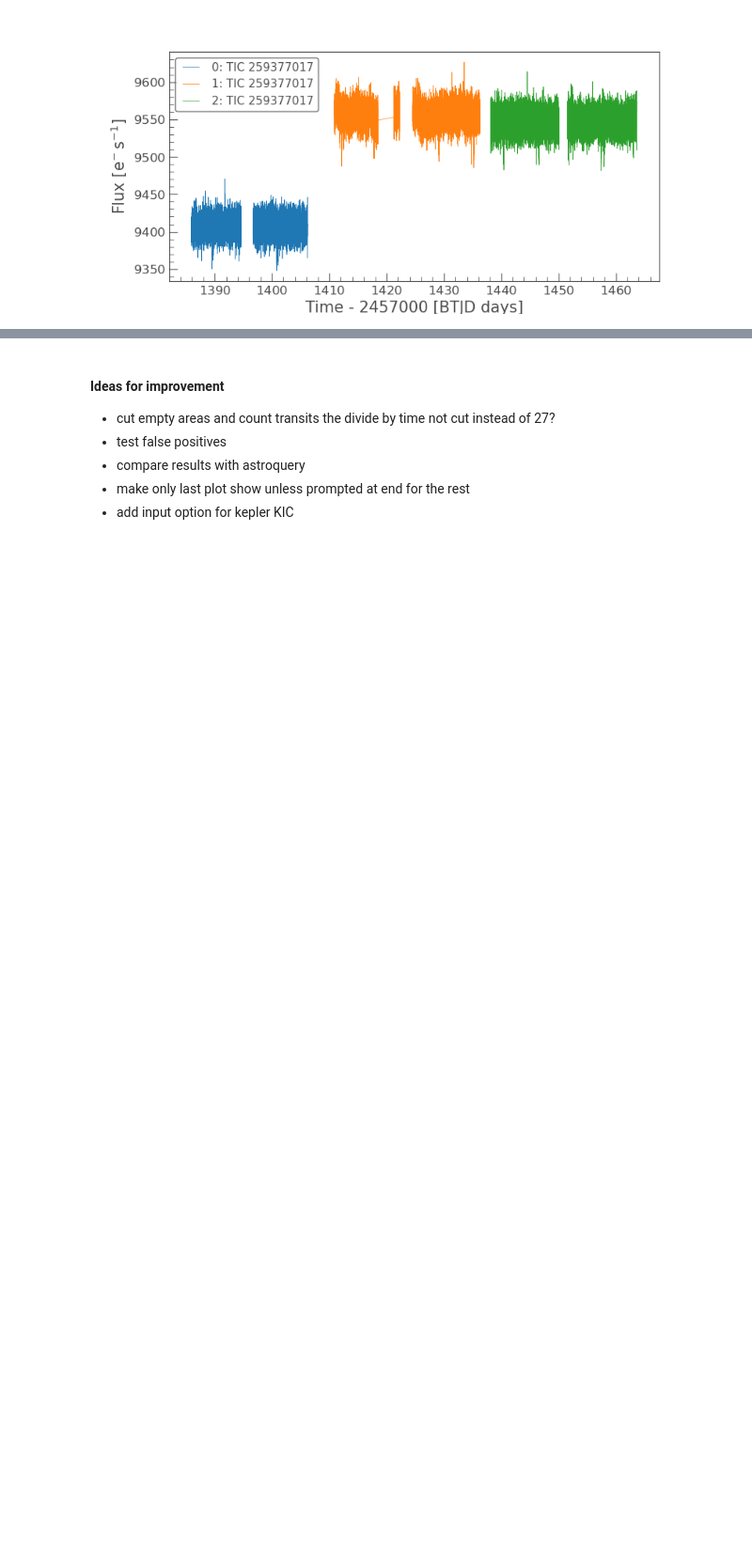
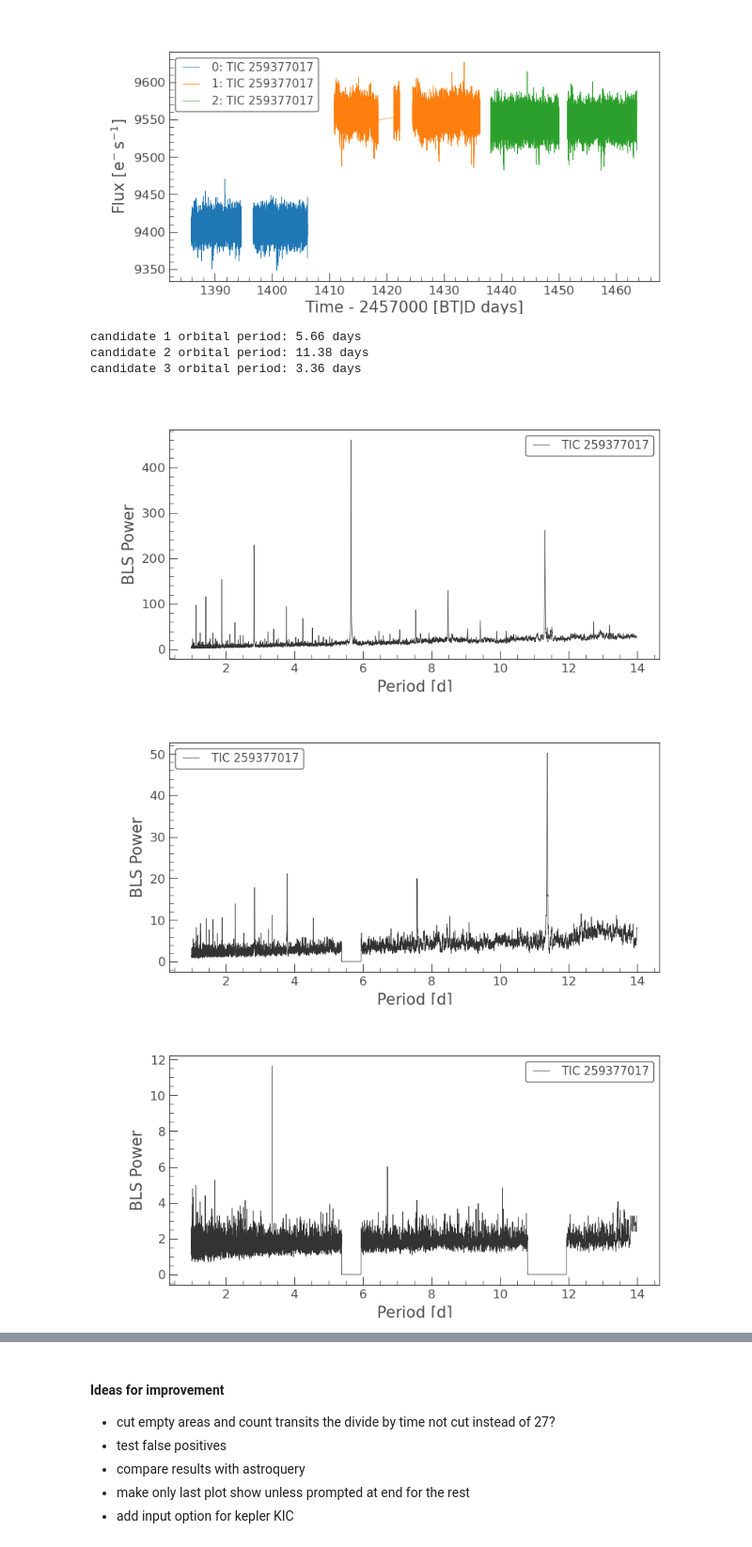
Before and after one commit to joshjmentzer/Lightkurve, a Jupyter notebook: Lightkurve_Project-Copy1.ipynb, the cells around one changed output, grey strips where cells are left out. Shown at 94% size. Drawn from its saved outputs; the diff is of its cells as text; code cells hidden in the pictures; blank space fills up the shorter version.

Commit message:
revised with periodogram loop

```diff
--- a/Lightkurve_Project-Copy1.ipynb
+++ b/Lightkurve_Project-Copy1.ipynb
@@ -89,7 +89,7 @@ Warning: 30% (5871/19412) of the cadences will be ignored due to the quality mas
 [figure]
 [figure]
 # %%
-def periodogram_function(fold_me, exclusions):
+def periodogram_function(fold_me, exclusions, i):
     search_duration = np.linspace(.05, .4, 30)
     search_period = np.logspace(np.log10(1), np.log10(14), 15000)
     periodogram = fold_me.to_periodogram(method = "bls", period = search_period, duration = search_duration)
@@ -98,62 +98,72 @@ def periodogram_function(fold_me, exclusions):
         for each in exclusions:
             periodogram.power[~each] = 0
 
+    orbital_period = periodogram.period_at_max_power
+    transit_time = periodogram.transit_time_at_max_power
+    transit_duration = periodogram.duration_at_max_power
     periodogram.plot()
-    print(f"orbital period: {round(orbital_period.value, 2)} days")
-    return periodogram, orbital_period, transit_time
+    print(f"candidate {i + 1} orbital period: {round(orbital_period.value, 2)} days")
+    return periodogram, orbital_period, transit_time, transit_duration
 
-def test_harmonics(prev_fold_me, prev_periodogram):
-    prev_period = prev_periodogram.period_at_max_power
-    prev_time = prev_periodogram.transit_time_at_max_power
+def test_harmonics(prev_fold_me, prev_periodogram, prev_period, prev_time):
     phased_lc = prev_fold_me.fold(period = prev_period, epoch_time = prev_time)
     binned_lc = phased_lc.bin(30/60/24)
 
     greatest_min = binned_lc.flux.value.min()
     transit_depth = 1 - greatest_min
     transit_threshold = greatest_min + (transit_depth * .35)
     below = (binned_lc.flux.value < transit_threshold)
     min_duration = 2
     transit_length = 0
     transit_count = 0
 
     for flux in below:
         if flux:
             transit_length += 1
         elif transit_length >= min_duration:
             transit_count += 1
             transit_length = 0
 
     if transit_count == 1:
         detected_planet = True
     else:
         detected_planet = False
     return detected_planet, phased_lc
 
-def plot_light_curve(phased_lc, i):
-    binned_lc = phased_lc.bin(1/60/24)
-    phase_points = (-0.01 * u.day < phased_lc.phase) & (phased_lc.phase < 0.01 * u.day)
-    dip = np.mean(phased_lc.flux[phase_points])
-    depth = 1 - dip.value
-    #print(f"transit depth: {round(depth, 2)} percent")
-
-    fig_i, ax = plt.subplots(figsize = (10,4))
-    phased_lc.plot(ax = ax, linewidth = '0', marker = "o", color = "dodgerblue", alpha = .2)
-    binned_lc.plot(ax = ax, linewidth = '0', marker = '.', color = "black")
-    plt.axhline(dip, color = 'black', linestyle = '--')
-    plt.title("Phased Light Curve")
-    plt.xlim(-.05,.05)
-    plt.ylim(.98, 1.02)
-    plt.show()
-    return depth
-
-def next_function(prev_fold_me, prev_periodogram):
-    prev_period = prev_periodogram.period_at_max_power
-    prev_time = prev_periodogram.transit_time_at_max_power
-    prev_duration = prev_periodogram.duration_at_max_power
-
+def next_function(prev_fold_me, prev_periodogram, prev_period, prev_time, prev_duration):
     mask = prev_periodogram.get_transit_mask(period = prev_period, transit_time = prev_time, duration = prev_duration)
     next_fold_me = prev_fold_me[~mask]
 
     exclude = (prev_periodogram.period < prev_period * .95) | (prev_periodogram.period > prev_period * 1.05)
     prev_periodogram.power[~exclude] = 0
     return next_fold_me, exclude
+
+candidates = [fold_me]
+exclusions = []
+exoplanets = []
+
+i = 0
+potential_candidate = True
+while potential_candidate:
+    periodogram, orbital_period, transit_time, transit_duration = periodogram_function(candidates[i], exclusions, i)
+    detected_planet, phased_lc = test_harmonics(candidates[i], periodogram, orbital_period, transit_time)
+    if detected_planet == True:
+        exoplanets.append({"period": orbital_period, "t0": transit_time, "duration": transit_duration})
+    next_fold_me, exclude = next_function(candidates[i], periodogram, orbital_period, transit_time, transit_duration)
+    candidates.append(next_fold_me)
+    exclusions.append(exclude)
+    if i != 0:
+        redundant_check = candidates[i].fold(period = orbital_period, epoch_time = transit_time)
+        center = (-0.01 * u.day < redundant_check.phase) & (redundant_check.phase < 0.01 * u.day)
+        if np.median(redundant_check.flux[center]) > 0 and periodogram.max_power > 10:
+            potential_candidate = True
+        else:
+            potential_candidate = False
+    i += 1
+# %% [output]
+candidate 1 orbital period: 5.66 days
+candidate 2 orbital period: 11.38 days
+candidate 3 orbital period: 3.36 days
+[figure, added]
+[figure, added]
+[figure, added]
```
Also changed, not shown: parts of 2 cells of this notebook.
